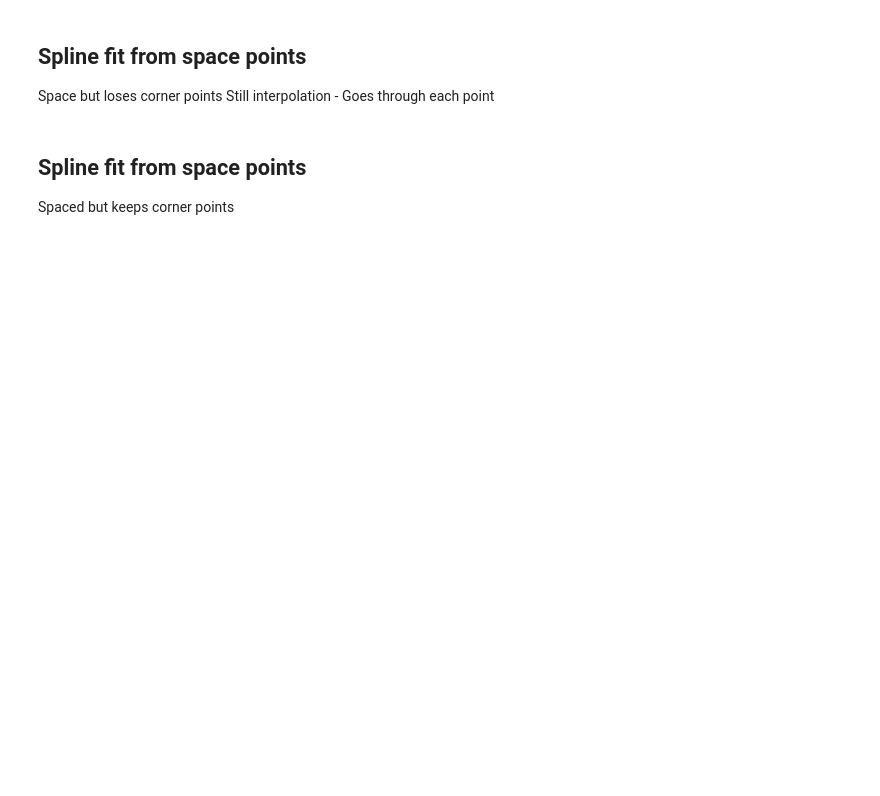
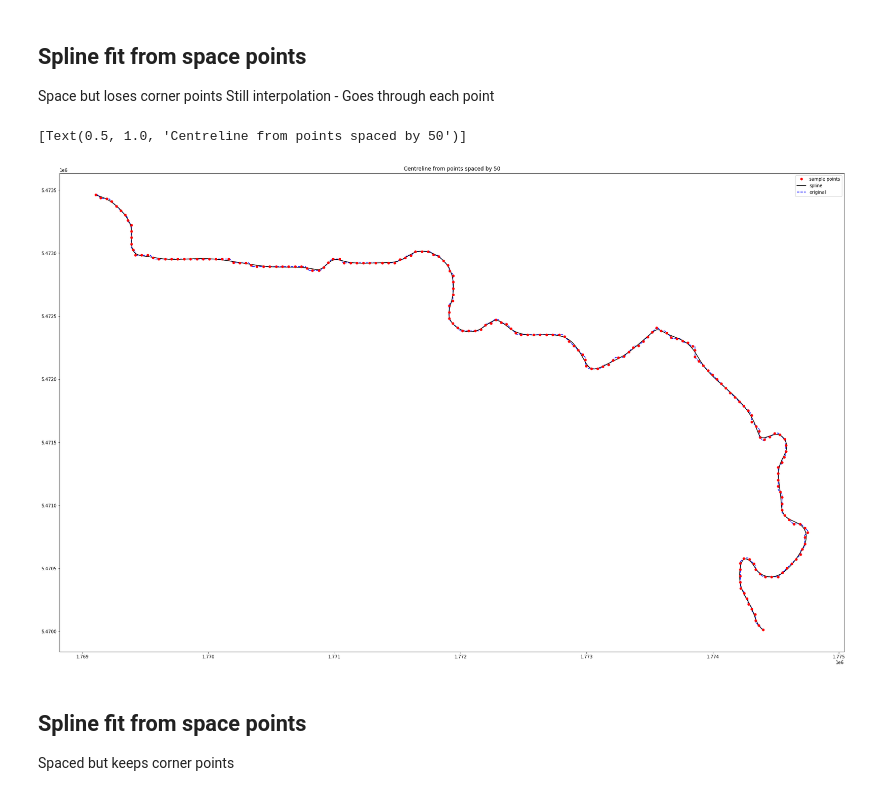
Before and after one commit to rosepearson/Hydrologic-DEMs-scripts, a Jupyter notebook: jupyter_notebooks/Spline_experimentation.ipynb, the cells around one changed output. Cells and saved outputs as stored; diff of their text form; code cells hidden in the pictures; blank space fills up the shorter version.

```diff
--- a/jupyter_notebooks/Spline_experimentation.ipynb
+++ b/jupyter_notebooks/Spline_experimentation.ipynb
@@ -100,15 +104,18 @@ matplotlib.pyplot.legend(); ax.set(title=f"Centreline from corner points")
 Space but loses corner points
 Still interpolation - Goes through each point
 # %%
-spacing = 100; smoothing_multiplier = 50
+spacing = 50; smoothing_multiplier = 50
 xy_c2 = get_spaced_points(channel, spacing)
 xy_s2 = fit_spline_to_points(xy_c2, resolution, smoothing_multiplier)
 
 f, ax = matplotlib.pyplot.subplots(figsize=(40,20));
 channel.plot(ax=ax, linestyle='--', markersize=1, label='original', color='b', zorder=0);
 matplotlib.pyplot.plot(xy_c2[0], xy_c2[1], 'ro', markersize=5, label='sample points', zorder=2);
 matplotlib.pyplot.plot(xy_s2[0], xy_s2[1], 'k-', markersize=1, label='spline', zorder=1);
 matplotlib.pyplot.legend(); ax.set(title=f"Centreline from points spaced by {spacing}")
+# %% [output]
+[Text(0.5, 1.0, 'Centreline from points spaced by 50')]
+[figure, added]
 # %% [markdown]
 ## Spline fit from space points
 Spaced but keeps corner points
```
Also changed, not shown: parts of 7 cells of this notebook, 2 other files.
